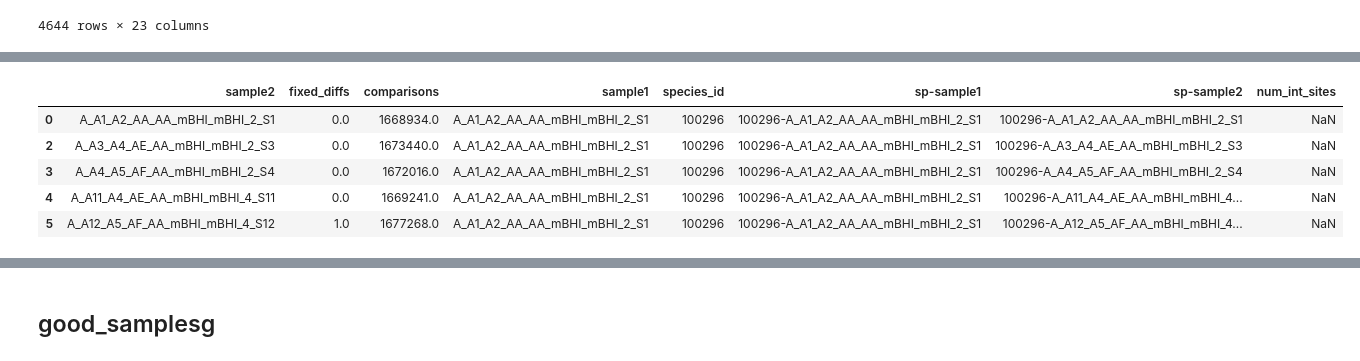
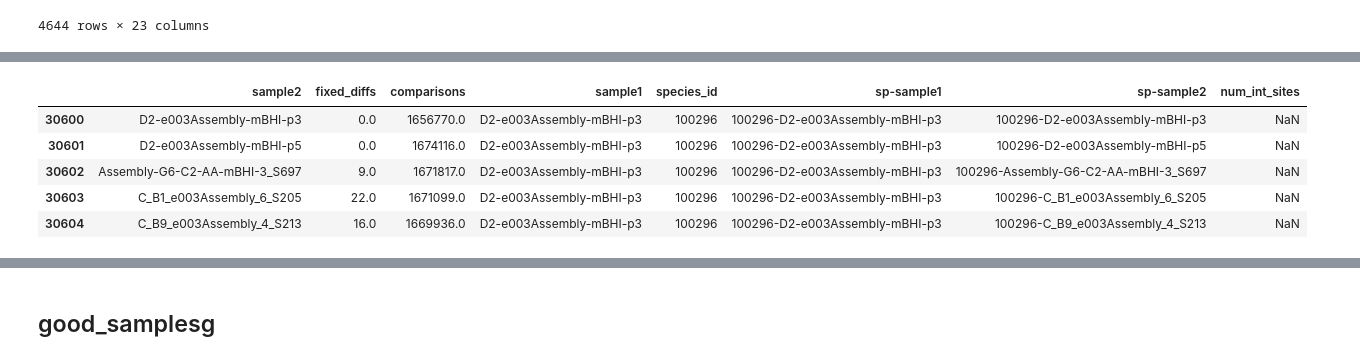
Before and after one commit to sophiejwalton/coalescence-pilot-mgx, a Jupyter notebook: workflow/analysis/initial_evolution_analysis.ipynb, the cells around one changed output, grey strips where cells are left out. Saved outputs shown, nothing was run; the diff lists cells and outputs as text; code cells hidden in the pictures.

```diff
--- a/workflow/analysis/initial_evolution_analysis.ipynb
+++ b/workflow/analysis/initial_evolution_analysis.ipynb
@@ -57,7 +53,9 @@ df_metadata
 folders = glob('/Users/sophiewalton/git/coalescence-pilot-mgx/workflow/report/calculateDiversityDepthv3/*')
 all_dfs = []
 e003_metadata = pd.read_csv('e003_coalescence_metadata_round4_good.csv').set_index('sample')
-e003_metadata['AC']=e003_metadata['parent_subjects'].transform(lambda x: 'AC' in x)
+e003_metadata =pd.read_csv('TableS2_community_assembly_metadata.csv').set_index('sample')
+#e003_metadata['AC']=e003_metadata['parent_subjects'].transform(lambda x: 'AC' in x)
+e003_metadata['AC']=e003_metadata['subject'].transform(lambda x: 'AC' in x)
 e003_metadata= e003_metadata.loc[~e003_metadata['AC'],:]
 for folder in folders:
     species_id = folder.split('/')[-1]
@@ -73,8 +71,8 @@ for folder in folders:
     full_df = pd.concat([df_depth, df_num_int, df_div],axis=1)
     full_df['species_id'] = int(species_id)
     #full_df['species'] = df_metadata.loc[int(species_id), 'species'].split('s__')[-1]
-    if int(species_id) in species_to_use:
-        all_dfs.append(full_df)
+  #  if int(species_id) in species_to_use:
+    all_dfs.append(full_df)
 
     all_dfs.append(full_df)
 
@@ -82,4 +80,4 @@ for folder in folders:
 all_dfs = pd.concat(all_dfs).reset_index().rename(columns = {'Unnamed: 0':'sample'})
 all_dfs_div = all_dfs.loc[all_dfs['sample'].isin(e003_metadata.index.values),:]
 all_dfs_div['sp-sample']=all_dfs_div['species_id'].astype(str)+'-'+all_dfs_div['sample'].astype(str)
-all_dfs_div=all_dfs_div.loc[all_dfs_div['diversity']<1e-3,:]
+all_dfs_div=all_dfs_div.loc[all_dfs_div['num_int_sites']<200,:]
@@ -86,34 +100,34 @@ all_dfs_div=all_dfs_div.loc[all_dfs_div['diversity']<1e-3,:]
 # %%
 fnames = glob('/Users/sophiewalton/git/coalescence-pilot-mgx/workflow/report/calculateFixedDiffsFastv3/*/*_fixed_diffs.csv')
 all_dfs = []
-
+e003_metadata =pd.read_csv('TableS2_community_assembly_metadata.csv').set_index('sample')
 for fname in fnames:
     df = pd.read_csv(fname).drop(columns='Unnamed: 0').rename(columns = {'index': 'sample2'})
     df['sp-sample1']=df['species_id'].astype(str)+'-'+df['sample1'].astype(str)
     df['sp-sample2']=df['species_id'].astype(str)+'-'+df['sample2'].astype(str)
    # good_samples = df.loc[df['sp-sample2'].isin(all_dfs_assembly['sp-sample'].values),:]
     good_samples = df.loc[(df['sample1'].isin(e003_metadata.index.values))*\
         (df['sample2'].isin(e003_metadata.index.values)),:]
     good_samples = good_samples.loc[(good_samples['sp-sample1'].isin(all_dfs_div['sp-sample'].values))*\
         (good_samples['sp-sample2'].isin(all_dfs_div['sp-sample'].values)),:]
     species= fname.split('/')[-2]
    # good_samples['species'] = df_metadata.loc[int(species), 'species'].split('s__')[-1]
 
   #  good_samples['parents1'] = good_samples['sample1'].transform(lambda x: e003_metadata.loc[e003_metadata['sample']==x,'parent_subjects'].values[0])
    # good_samples['parents2'] = good_samples['sample2'].transform(lambda x: e003_metadata.loc[e003_metadata['sample']==x,
     #                                                         'parent_subjects'].values[0])
 
     all_dfs.append(good_samples)
 all_dfs = pd.concat(all_dfs)
 good_samples = all_dfs
 all_dfs.head()
 # %% [output]
 |  | sample2 | fixed_diffs | comparisons | sample1 | species_id | sp-sample1 | sp-sample2 | num_int_sites |
-| 0 | A_A1_A2_AA_AA_mBHI_mBHI_2_S1 | 0.0 | 1668934.0 | A_A1_A2_AA_AA_mBHI_mBHI_2_S1 | 100296 | 100296-A_A1_A2_AA_AA_mBHI_mBHI_2_S1 | 100296-A_A1_A2_AA_AA_mBHI_mBHI_2_S1 | NaN |
-| 2 | A_A3_A4_AE_AA_mBHI_mBHI_2_S3 | 0.0 | 1673440.0 | A_A1_A2_AA_AA_mBHI_mBHI_2_S1 | 100296 | 100296-A_A1_A2_AA_AA_mBHI_mBHI_2_S1 | 100296-A_A3_A4_AE_AA_mBHI_mBHI_2_S3 | NaN |
-| 3 | A_A4_A5_AF_AA_mBHI_mBHI_2_S4 | 0.0 | 1672016.0 | A_A1_A2_AA_AA_mBHI_mBHI_2_S1 | 100296 | 100296-A_A1_A2_AA_AA_mBHI_mBHI_2_S1 | 100296-A_A4_A5_AF_AA_mBHI_mBHI_2_S4 | NaN |
-| 4 | A_A11_A4_AE_AA_mBHI_mBHI_4_S11 | 0.0 | 1669241.0 | A_A1_A2_AA_AA_mBHI_mBHI_2_S1 | 100296 | 100296-A_A1_A2_AA_AA_mBHI_mBHI_2_S1 | 100296-A_A11_A4_AE_AA_mBHI_mBHI_4... | NaN |
-| 5 | A_A12_A5_AF_AA_mBHI_mBHI_4_S12 | 1.0 | 1677268.0 | A_A1_A2_AA_AA_mBHI_mBHI_2_S1 | 100296 | 100296-A_A1_A2_AA_AA_mBHI_mBHI_2_S1 | 100296-A_A12_A5_AF_AA_mBHI_mBHI_4... | NaN |
+| 30600 | D2-e003Assembly-mBHI-p3 | 0.0 | 1656770.0 | D2-e003Assembly-mBHI-p3 | 100296 | 100296-D2-e003Assembly-mBHI-p3 | 100296-D2-e003Assembly-mBHI-p3 | NaN |
+| 30601 | D2-e003Assembly-mBHI-p5 | 0.0 | 1674116.0 | D2-e003Assembly-mBHI-p3 | 100296 | 100296-D2-e003Assembly-mBHI-p3 | 100296-D2-e003Assembly-mBHI-p5 | NaN |
+| 30602 | Assembly-G6-C2-AA-mBHI-3_S697 | 9.0 | 1671817.0 | D2-e003Assembly-mBHI-p3 | 100296 | 100296-D2-e003Assembly-mBHI-p3 | 100296-Assembly-G6-C2-AA-mBHI-3_S697 | NaN |
+| 30603 | C_B1_e003Assembly_6_S205 | 22.0 | 1671099.0 | D2-e003Assembly-mBHI-p3 | 100296 | 100296-D2-e003Assembly-mBHI-p3 | 100296-C_B1_e003Assembly_6_S205 | NaN |
+| 30604 | C_B9_e003Assembly_4_S213 | 16.0 | 1669936.0 | D2-e003Assembly-mBHI-p3 | 100296 | 100296-D2-e003Assembly-mBHI-p3 | 100296-C_B9_e003Assembly_4_S213 | NaN |
 # %%
 good_samples = all_dfs
 good_samples['mesocosm1'] = good_samples['sample1'].transform(lambda x: e003_metadata.loc[x,
```
Also changed, not shown: parts of 20 cells of this notebook, 8 other files.
